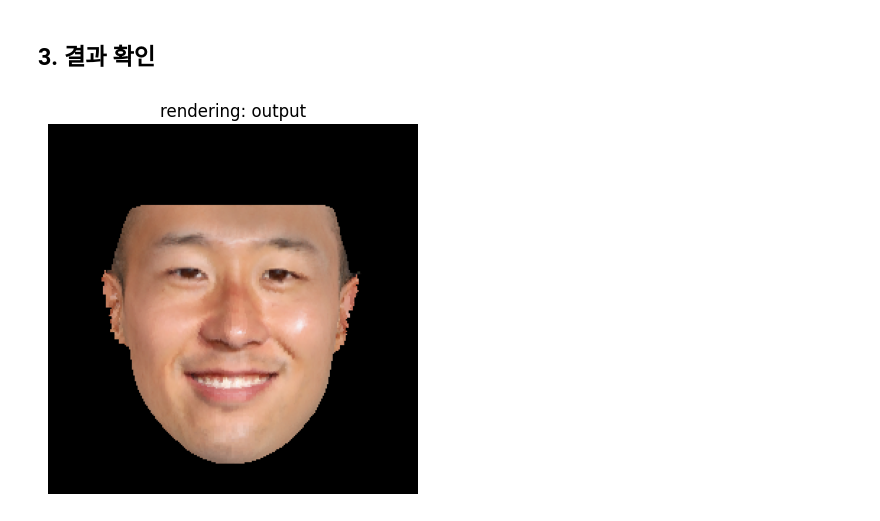
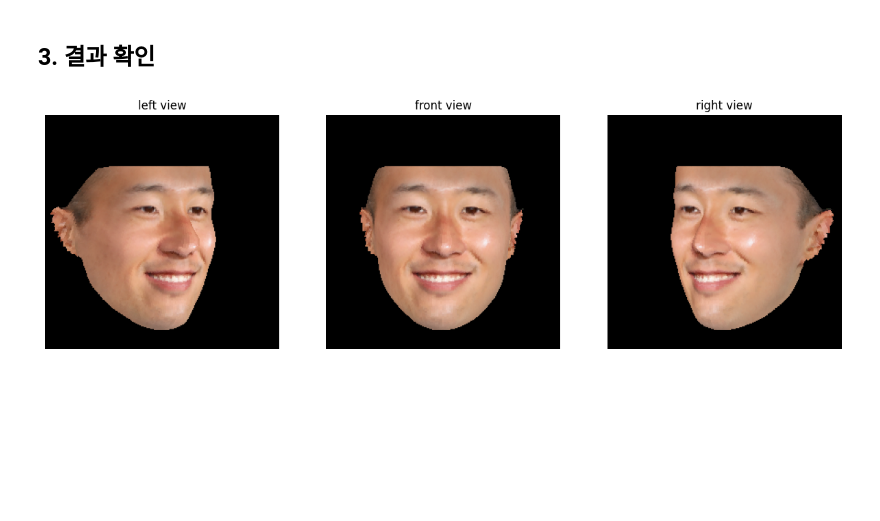
Before and after one commit to trumin3312/3DFaceTexGen, a Jupyter notebook: 3DFaceTexGen.ipynb, the cells around one changed output. Drawn from its saved outputs; the diff is of its cells as text; code cells hidden in the pictures; blank space fills up the shorter version.

```diff
--- a/3DFaceTexGen.ipynb
+++ b/3DFaceTexGen.ipynb
@@ -143,27 +143,48 @@ for fn in args.input_fnames:
 # %%
 import numpy as np
 import mesh
 
 for fn in args.input_fnames:
     dirname = os.path.splitext(fn)[0]
 
     vertices = np.load(os.path.join(args.output_dir, dirname, 'vertices.npy'))
     triangles = np.load(os.path.join(args.output_dir, dirname, 'triangles.npy'))
     uv_coords = np.load(os.path.join(args.output_dir, dirname, 'uvcoords.npy'))
     uv_texture = plt.imread(os.path.join(args.output_dir, dirname, 'texture.png'))
 
     # transform
     vertices = vertices - np.mean(vertices, 0)[np.newaxis, :]
     s = 180/(np.max(vertices[:,1]) - np.min(vertices[:,1]))
+
     R = mesh.transform.angle2matrix([0, 0, 0])
     t = [0, 0, 0]
-    vertices = mesh.transform.similarity_transform(vertices, s, R, t)
-    image_vertices = mesh.transform.to_image(vertices, resolution, resolution)
+    vertices_front = mesh.transform.similarity_transform(vertices, s, R, t)
+    image_vertices_front = mesh.transform.to_image(vertices_front, resolution, resolution)
+    rendering_front = mesh.render.render_texture(image_vertices_front, triangles, uv_texture, uv_coords, triangles, resolution, resolution)
 
-    rendering = mesh.render.render_texture(image_vertices, triangles, uv_texture, uv_coords, triangles, resolution, resolution)
-    plt.imshow(rendering)
-    plt.title('rendering: output')
+    R = mesh.transform.angle2matrix([0, 30, 0])
+    vertices_left = mesh.transform.similarity_transform(vertices, s, R, t)
+    image_vertices_left = mesh.transform.to_image(vertices_left, resolution, resolution)
+    rendering_left = mesh.render.render_texture(image_vertices_left, triangles, uv_texture, uv_coords, triangles, resolution, resolution)
+
+    R = mesh.transform.angle2matrix([0, -30, 0])
+    vertices_right = mesh.transform.similarity_transform(vertices, s, R, t)
+    image_vertices_right = mesh.transform.to_image(vertices_right, resolution, resolution)
+    rendering_right = mesh.render.render_texture(image_vertices_right, triangles, uv_texture, uv_coords, triangles, resolution, resolution)
+
+    plt.figure(figsize=(15,15))
+    plt.subplot(1,3,1)
+    plt.imshow(rendering_left)
+    plt.title('left view')
+    plt.axis('off')
+    plt.subplot(1,3,2)
+    plt.imshow(rendering_front)
+    plt.title('front view')
+    plt.axis('off')
+    plt.subplot(1,3,3)
+    plt.imshow(rendering_right)
+    plt.title('right view')
     plt.axis('off')
     plt.show()
 # %% [output]
-[figure, old version]
+[figure, new version]
```
